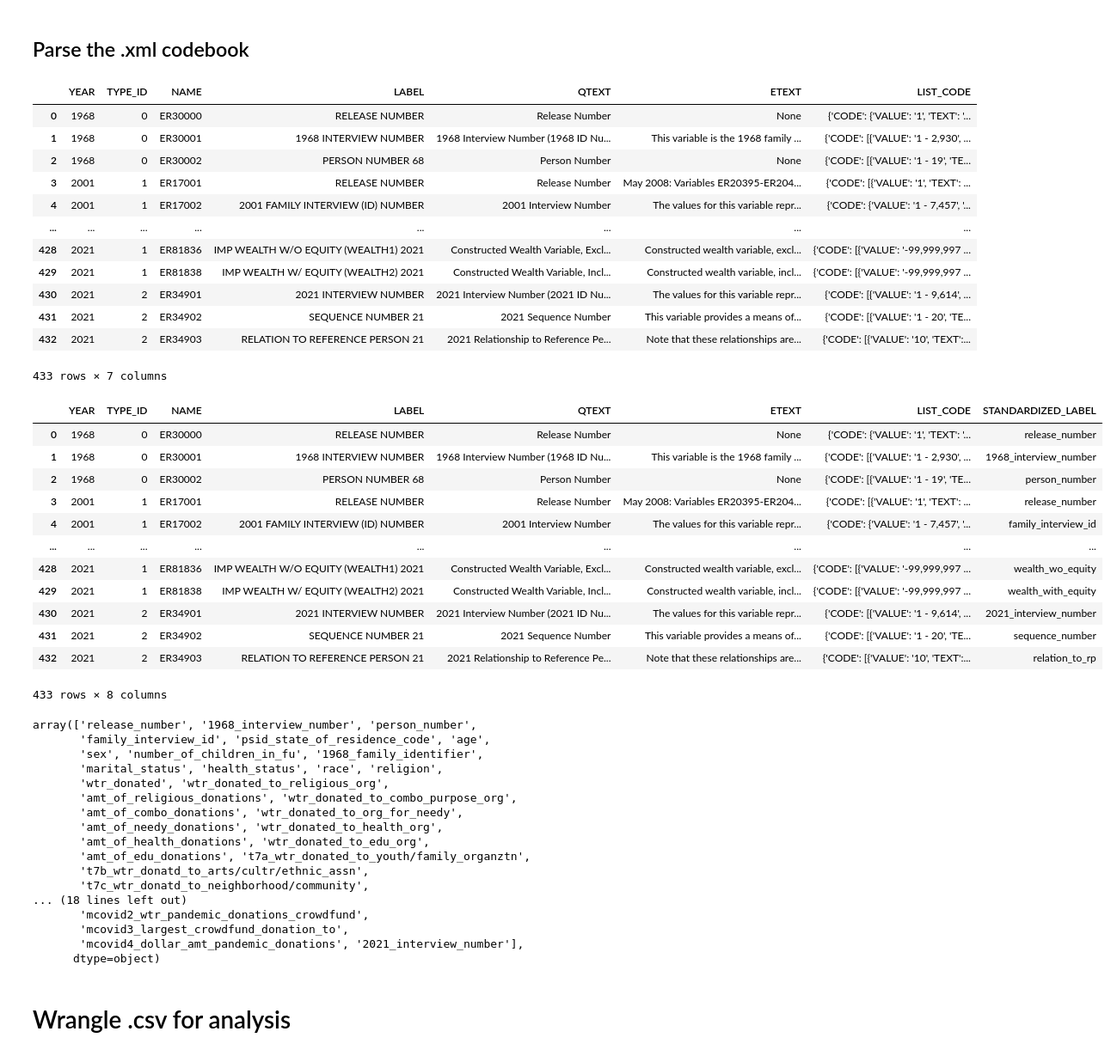
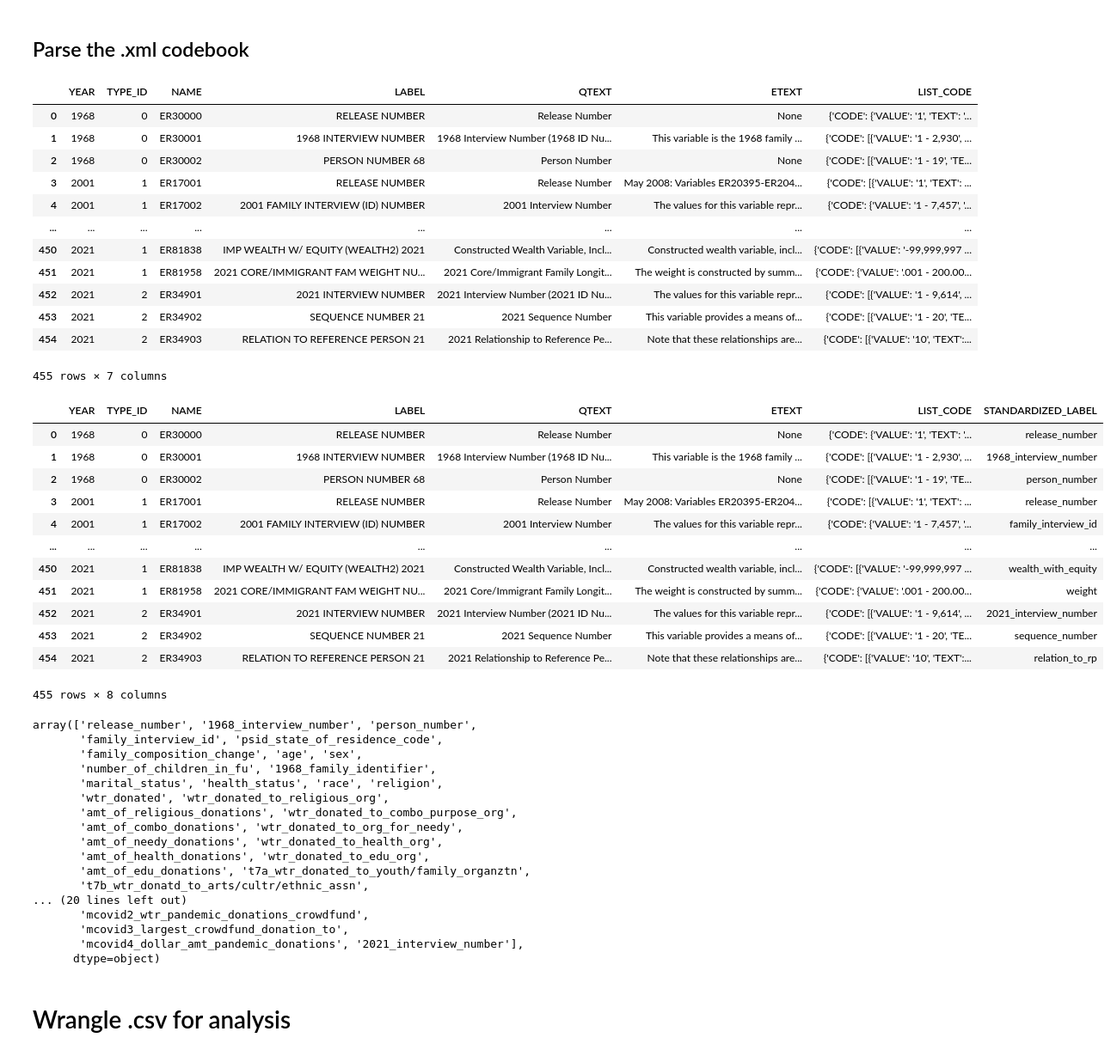
Before and after one commit to DSPG-Young-Scholars-Program/biokind_dspg23, a Jupyter notebook: state_economics/code/psid_preprocess.ipynb, the cells around one changed output. Shown at 86% size. Drawn from its saved outputs; the diff is of its cells as text; code cells hidden in the pictures.

```diff
--- a/state_economics/code/psid_preprocess.ipynb
+++ b/state_economics/code/psid_preprocess.ipynb
@@ -9,7 +9,7 @@ import xmltodict
 # %% [markdown]
 ## Parse the .xml codebook
 # %%
-with open("../data/psid/J322088_codebook.xml", "r", encoding = "cp1252") as file:
+with open("../data/psid/J322214_codebook.xml", "r", encoding = "cp1252") as file:
     xml_text = file.read()
 file.close()
 # %%
@@ -26,12 +26,12 @@ codebook_df
 | 3 | 2001 | 1 | ER17001 | RELEASE NUMBER | Release Number | May 2008: Variables ER20395-ER204... | {'CODE': [{'VALUE': '1', 'TEXT': ... |
 | 4 | 2001 | 1 | ER17002 | 2001 FAMILY INTERVIEW (ID) NUMBER | 2001 Interview Number | The values for this variable repr... | {'CODE': {'VALUE': '1 - 7,457', '... |
 | ... | ... | ... | ... | ... | ... | ... | ... |
-| 428 | 2021 | 1 | ER81836 | IMP WEALTH W/O EQUITY (WEALTH1) 2021 | Constructed Wealth Variable, Excl... | Constructed wealth variable, excl... | {'CODE': [{'VALUE': '-99,999,997 ... |
-| 429 | 2021 | 1 | ER81838 | IMP WEALTH W/ EQUITY (WEALTH2) 2021 | Constructed Wealth Variable, Incl... | Constructed wealth variable, incl... | {'CODE': [{'VALUE': '-99,999,997 ... |
-| 430 | 2021 | 2 | ER34901 | 2021 INTERVIEW NUMBER | 2021 Interview Number (2021 ID Nu... | The values for this variable repr... | {'CODE': [{'VALUE': '1 - 9,614', ... |
-| 431 | 2021 | 2 | ER34902 | SEQUENCE NUMBER 21 | 2021 Sequence Number | This variable provides a means of... | {'CODE': [{'VALUE': '1 - 20', 'TE... |
-| 432 | 2021 | 2 | ER34903 | RELATION TO REFERENCE PERSON 21 | 2021 Relationship to Reference Pe... | Note that these relationships are... | {'CODE': [{'VALUE': '10', 'TEXT':... |
+| 450 | 2021 | 1 | ER81838 | IMP WEALTH W/ EQUITY (WEALTH2) 2021 | Constructed Wealth Variable, Incl... | Constructed wealth variable, incl... | {'CODE': [{'VALUE': '-99,999,997 ... |
+| 451 | 2021 | 1 | ER81958 | 2021 CORE/IMMIGRANT FAM WEIGHT NU... | 2021 Core/Immigrant Family Longit... | The weight is constructed by summ... | {'CODE': {'VALUE': '.001 - 200.00... |
+| 452 | 2021 | 2 | ER34901 | 2021 INTERVIEW NUMBER | 2021 Interview Number (2021 ID Nu... | The values for this variable repr... | {'CODE': [{'VALUE': '1 - 9,614', ... |
+| 453 | 2021 | 2 | ER34902 | SEQUENCE NUMBER 21 | 2021 Sequence Number | This variable provides a means of... | {'CODE': [{'VALUE': '1 - 20', 'TE... |
+| 454 | 2021 | 2 | ER34903 | RELATION TO REFERENCE PERSON 21 | 2021 Relationship to Reference Pe... | Note that these relationships are... | {'CODE': [{'VALUE': '10', 'TEXT':... |
-433 rows × 7 columns
+455 rows × 7 columns
 # %%
 # standardize the column/label names
 def label_reorg_func(label:str):
@@ -94,45 +94,48 @@ def label_reorg_func(label:str):
     if "WTR DONATED TO COMMUNITY ORGS" in label:
         return "wtr_donated_to_community_org"
     if "DOLLAR AMT OF COMMUNITY DONATIONS" in label:
         return "amt_of_community_donations"
     if "WTR DONATED TO ENVIRONMENT ORGS" in label:
         return "wtr_donated_to_env_org"
     if "DOLLAR AMT OF ENVIRONMENT DONATION" in label:
         return "amt_of_env_donations"
     if "WTR DONATED TO OTHER ORGANIZATIONS" in label:
         return "wtr_donated_to_other"
     if ("AMT DONATED TO ORGS IN T7A-F" in label) or ("DOLLAR AMT OF OTHER DONATIONS" in label):
         return "amt_of_other_donations"
     if "WTR DONATED TO INTERNATL/PEACE ORG" in label:
         return "wtr_donated_intl/peace_org"
     if "DOLLAR AMT OF INTERNATL/PEACE DNTN" in label:
         return "amt_of_intl/peace_donations"
     if "PERSON NUMBER" in label:
         return "person_number"
+    if "WEIGHT" in label:
+        return "weight"
     return label.replace(" ", "_").lower()
 
 codebook_df["STANDARDIZED_LABEL"] = codebook_df.LABEL.apply(label_reorg_func)
 codebook_df
 # %% [output]
 |  | YEAR | TYPE_ID | NAME | LABEL | QTEXT | ETEXT | LIST_CODE | STANDARDIZED_LABEL |
 | 0 | 1968 | 0 | ER30000 | RELEASE NUMBER | Release Number | None | {'CODE': {'VALUE': '1', 'TEXT': '... | release_number |
 | 1 | 1968 | 0 | ER30001 | 1968 INTERVIEW NUMBER | 1968 Interview Number (1968 ID Nu... | This variable is the 1968 family ... | {'CODE': [{'VALUE': '1 - 2,930', ... | 1968_interview_number |
 | 2 | 1968 | 0 | ER30002 | PERSON NUMBER 68 | Person Number | None | {'CODE': [{'VALUE': '1 - 19', 'TE... | person_number |
 | 3 | 2001 | 1 | ER17001 | RELEASE NUMBER | Release Number | May 2008: Variables ER20395-ER204... | {'CODE': [{'VALUE': '1', 'TEXT': ... | release_number |
 | 4 | 2001 | 1 | ER17002 | 2001 FAMILY INTERVIEW (ID) NUMBER | 2001 Interview Number | The values for this variable repr... | {'CODE': {'VALUE': '1 - 7,457', '... | family_interview_id |
 | ... | ... | ... | ... | ... | ... | ... | ... | ... |
-| 428 | 2021 | 1 | ER81836 | IMP WEALTH W/O EQUITY (WEALTH1) 2021 | Constructed Wealth Variable, Excl... | Constructed wealth variable, excl... | {'CODE': [{'VALUE': '-99,999,997 ... | wealth_wo_equity |
-| 429 | 2021 | 1 | ER81838 | IMP WEALTH W/ EQUITY (WEALTH2) 2021 | Constructed Wealth Variable, Incl... | Constructed wealth variable, incl... | {'CODE': [{'VALUE': '-99,999,997 ... | wealth_with_equity |
-| 430 | 2021 | 2 | ER34901 | 2021 INTERVIEW NUMBER | 2021 Interview Number (2021 ID Nu... | The values for this variable repr... | {'CODE': [{'VALUE': '1 - 9,614', ... | 2021_interview_number |
-| 431 | 2021 | 2 | ER34902 | SEQUENCE NUMBER 21 | 2021 Sequence Number | This variable provides a means of... | {'CODE': [{'VALUE': '1 - 20', 'TE... | sequence_number |
-| 432 | 2021 | 2 | ER34903 | RELATION TO REFERENCE PERSON 21 | 2021 Relationship to Reference Pe... | Note that these relationships are... | {'CODE': [{'VALUE': '10', 'TEXT':... | relation_to_rp |
+| 450 | 2021 | 1 | ER81838 | IMP WEALTH W/ EQUITY (WEALTH2) 2021 | Constructed Wealth Variable, Incl... | Constructed wealth variable, incl... | {'CODE': [{'VALUE': '-99,999,997 ... | wealth_with_equity |
+| 451 | 2021 | 1 | ER81958 | 2021 CORE/IMMIGRANT FAM WEIGHT NU... | 2021 Core/Immigrant Family Longit... | The weight is constructed by summ... | {'CODE': {'VALUE': '.001 - 200.00... | weight |
+| 452 | 2021 | 2 | ER34901 | 2021 INTERVIEW NUMBER | 2021 Interview Number (2021 ID Nu... | The values for this variable repr... | {'CODE': [{'VALUE': '1 - 9,614', ... | 2021_interview_number |
+| 453 | 2021 | 2 | ER34902 | SEQUENCE NUMBER 21 | 2021 Sequence Number | This variable provides a means of... | {'CODE': [{'VALUE': '1 - 20', 'TE... | sequence_number |
+| 454 | 2021 | 2 | ER34903 | RELATION TO REFERENCE PERSON 21 | 2021 Relationship to Reference Pe... | Note that these relationships are... | {'CODE': [{'VALUE': '10', 'TEXT':... | relation_to_rp |
-433 rows × 8 columns
+455 rows × 8 columns
 # %%
 codebook_df.STANDARDIZED_LABEL.unique()
 # %% [output]
 array(['release_number', '1968_interview_number', 'person_number',
-       'family_interview_id', 'psid_state_of_residence_code', 'age',
-       'sex', 'number_of_children_in_fu', '1968_family_identifier',
+       'family_interview_id', 'psid_state_of_residence_code',
+       'family_composition_change', 'age', 'sex',
+       'number_of_children_in_fu', '1968_family_identifier',
        'marital_status', 'health_status', 'race', 'religion',
        'wtr_donated', 'wtr_donated_to_religious_org',
        'amt_of_religious_donations', 'wtr_donated_to_combo_purpose_org',
@@ -141,8 +144,7 @@ array(['release_number', '1968_interview_number', 'person_number',
        'amt_of_health_donations', 'wtr_donated_to_edu_org',
        'amt_of_edu_donations', 't7a_wtr_donated_to_youth/family_organztn',
        't7b_wtr_donatd_to_arts/cultr/ethnic_assn',
-       't7c_wtr_donatd_to_neighborhood/community',
-... (18 lines left out)
+... (20 lines left out)
        'mcovid2_wtr_pandemic_donations_crowdfund',
        'mcovid3_largest_crowdfund_donation_to',
        'mcovid4_dollar_amt_pandemic_donations', '2021_interview_number'],
```
Also changed, not shown: parts of 75 cells of this notebook, 20 other files.
